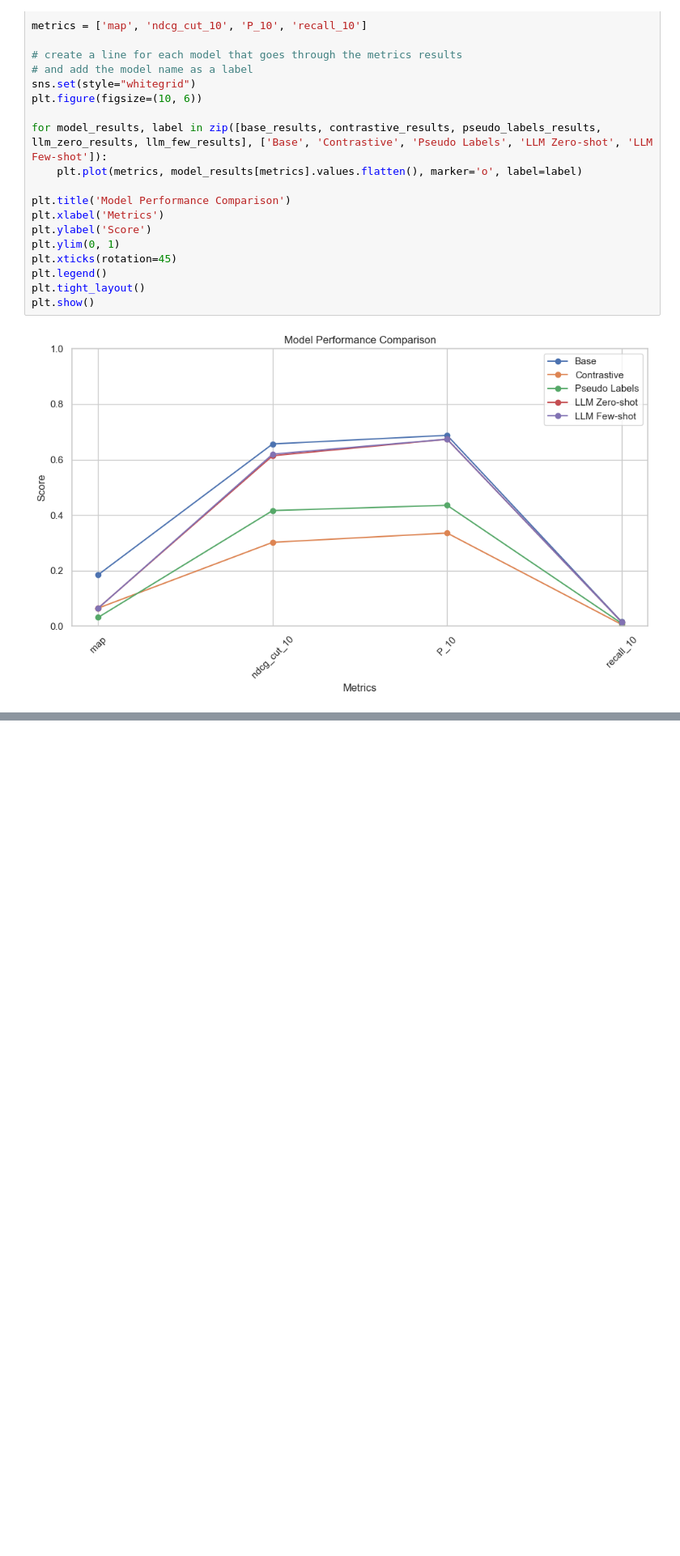
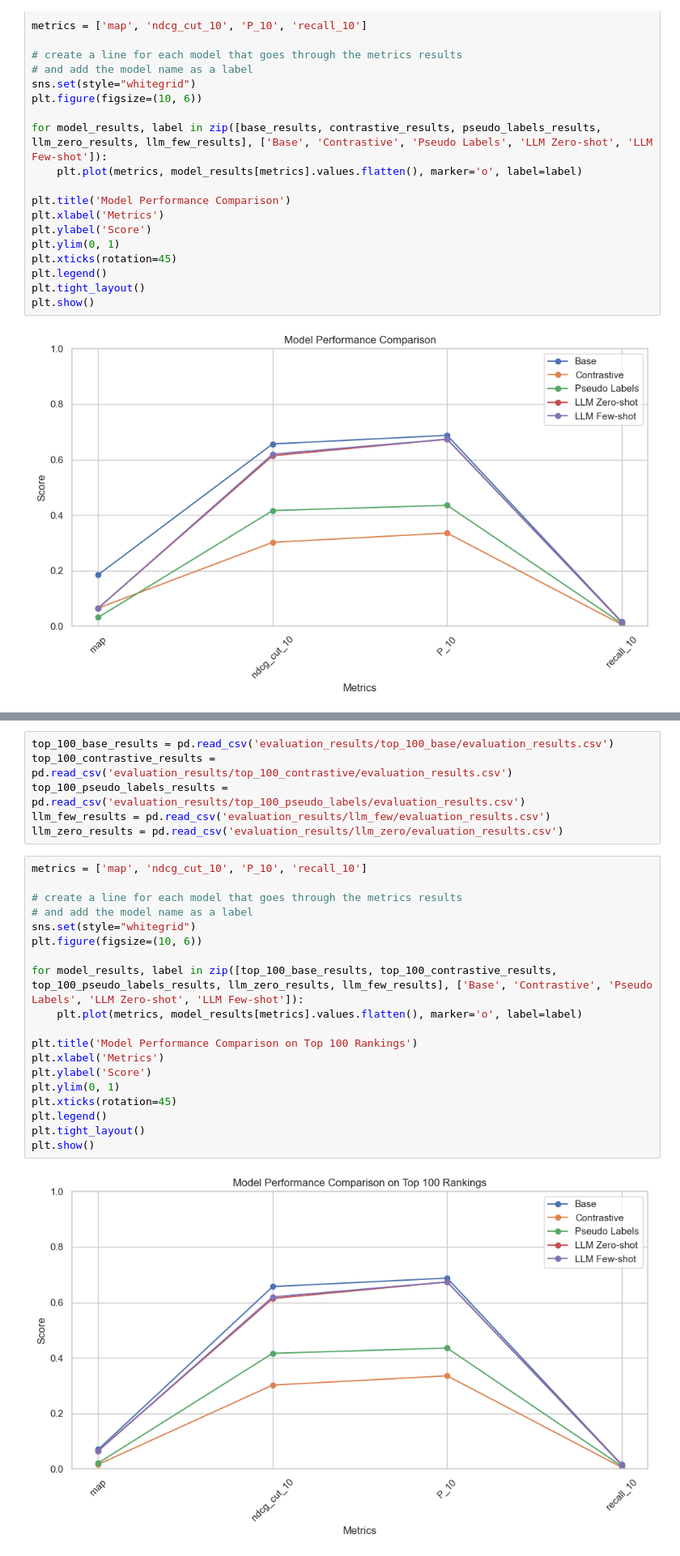
Before and after one commit to vivian0216/ranker_ir, a Jupyter notebook: experiment.ipynb, the cells around one changed output, grey strips where cells are left out. Shown at 81% size. Cells and saved outputs as stored; diff of their text form; blank space fills up the shorter version.

Commit message:
added top 100 comparison

```diff
--- a/experiment.ipynb
+++ b/experiment.ipynb
@@ -353,0 +457,27 @@ plt.show()
+# %%
+top_100_base_results = pd.read_csv('evaluation_results/top_100_base/evaluation_results.csv')
+top_100_contrastive_results = pd.read_csv('evaluation_results/top_100_contrastive/evaluation_results.csv')
+top_100_pseudo_labels_results = pd.read_csv('evaluation_results/top_100_pseudo_labels/evaluation_results.csv')
+llm_few_results = pd.read_csv('evaluation_results/llm_few/evaluation_results.csv')
+llm_zero_results = pd.read_csv('evaluation_results/llm_zero/evaluation_results.csv')
+# %%
+metrics = ['map', 'ndcg_cut_10', 'P_10', 'recall_10']
+
+# create a line for each model that goes through the metrics results
+# and add the model name as a label
+sns.set(style="whitegrid")
+plt.figure(figsize=(10, 6))
+
+for model_results, label in zip([top_100_base_results, top_100_contrastive_results, top_100_pseudo_labels_results, llm_zero_results, llm_few_results], ['Base', 'Contrastive', 'Pseudo Labels', 'LLM Zero-shot', 'LLM Few-shot']):
+    plt.plot(metrics, model_results[metrics].values.flatten(), marker='o', label=label)
+
+plt.title('Model Performance Comparison on Top 100 Rankings')
+plt.xlabel('Metrics')
+plt.ylabel('Score')
+plt.ylim(0, 1)
+plt.xticks(rotation=45)
+plt.legend()
+plt.tight_layout()
+plt.show()
+# %% [output]
+[figure, added]
```
Also changed, not shown: parts of 6 cells of this notebook.
